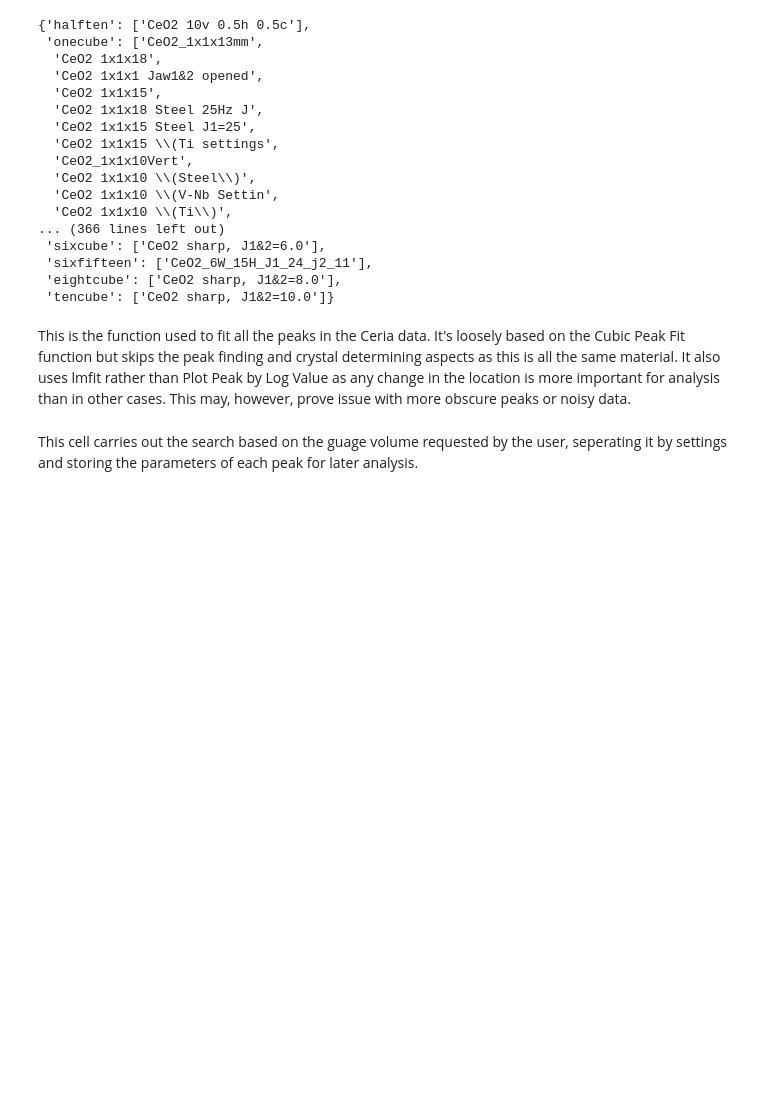
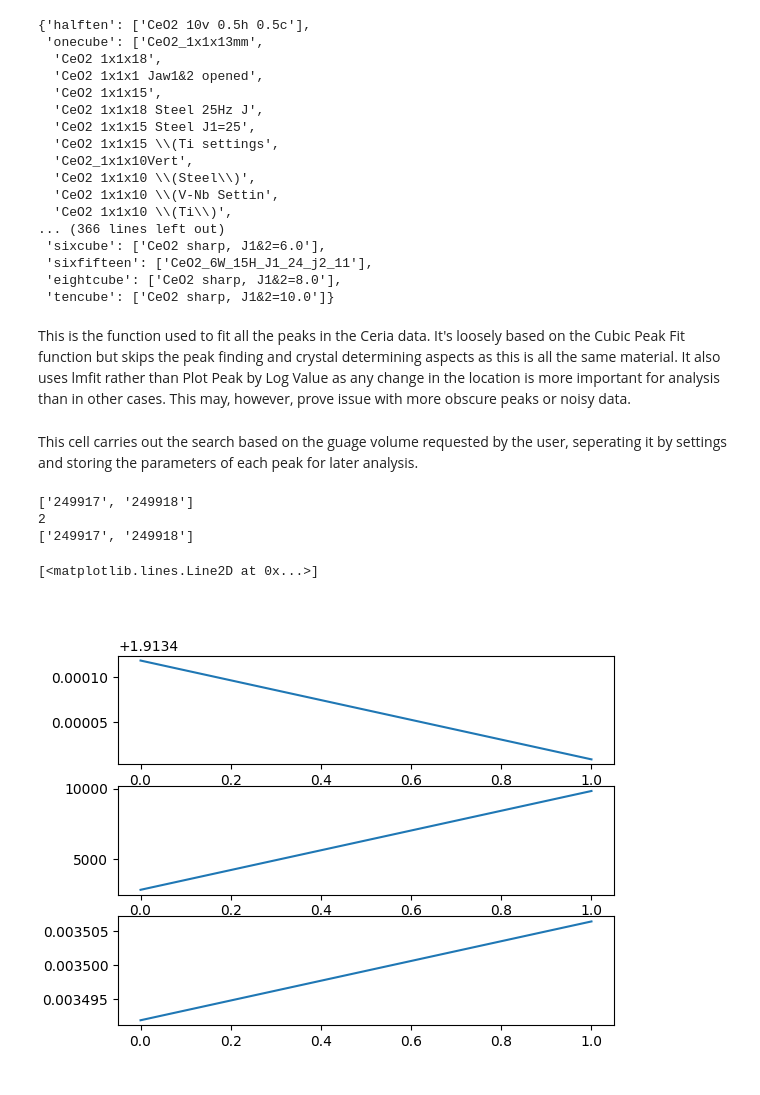
Before and after one commit to KwakuMintah/Data_Analysis_EX, a Jupyter notebook: Calibration_Methods/Ceria_Analysis.ipynb, the cells around one changed output. Cells and saved outputs as stored; diff of their text form; code cells hidden in the pictures; blank space fills up the shorter version.

```diff
--- a/Calibration_Methods/Ceria_Analysis.ipynb
+++ b/Calibration_Methods/Ceria_Analysis.ipynb
@@ -757,3 +758,57 @@ def allCeriaFitComp_spec(search=None,ce_vardic=new_vardic,drange=[0.3,4.5]):
     return ce_dic
 
 #res_dic = allCeriaFitComp_spec(search=['1x1x10'])
+# %%
+file_loc = r"C:\Users\ynn46697\Documents\ISIS\For_GitHub\Calibration_Methods\Saves\['4x6x15']\foursixfifteen.json"
+with open(file_loc, 'r') as file:
+    data = json.load(file)
+
+sums = data.pop('sums')
+analysis_dic = {}
+
+runRange = data.keys()
+runRange = list(runRange)
+print(runRange)
+print(len(runRange))
+for run in runRange:
+    peaks = data[f'{run}'].keys()
+    for peak in peaks:
+        analysis_dic[f'{peak}'] = {}
+        analysis_dic[f'{peak}']['x0'] = []
+        analysis_dic[f'{peak}']['a'] = []
+        analysis_dic[f'{peak}']['s'] = []
+
+for run in runRange:
+    for peak in peaks:
+        analysis_dic[f'{peak}']['x0'].append(data[f'{run}'][f'{peak}']['x0'])
+        analysis_dic[f'{peak}']['a'].append(data[f'{run}'][f'{peak}']['a'])
+        analysis_dic[f'{peak}']['s'].append(data[f'{run}'][f'{peak}']['s'])
+
+ceria_x0,ceria_a,ceria_s = [],[],[]
+ceria_x0 = analysis_dic['[2,2,0]']['x0']
+ceria_a = analysis_dic['[2,2,0]']['a']
+ceria_s = analysis_dic['[2,2,0]']['s']
+
+ceria_x0_plot = []
+ceria_x0_plot = list(filter(lambda x: 1.903 <= x <= 1.923, ceria_x0))
+ceria_a_plot = []
+ceria_s_plot = []
+trunc_runs = []
+
+for ceria in ceria_x0_plot:
+    if ceria in ceria_x0:
+        ceria_a_plot.append(ceria_a[ceria_x0_plot.index(ceria)])
+        ceria_s_plot.append(ceria_s[ceria_x0_plot.index(ceria)])
+        trunc_runs.append(runRange[ceria_x0_plot.index(ceria)])
+
+print(trunc_runs)
+fig,ax = plt.subplots(3)
+ax[0].plot(ceria_x0_plot)
+ax[1].plot(ceria_a_plot)
+ax[2].plot(ceria_s_plot)
+# %% [output]
+['249917', '249918']
+2
+['249917', '249918']
+[<matplotlib.lines.Line2D at 0x...>]
+[figure, added]
```
Also changed, not shown: parts of 3 cells of this notebook.
